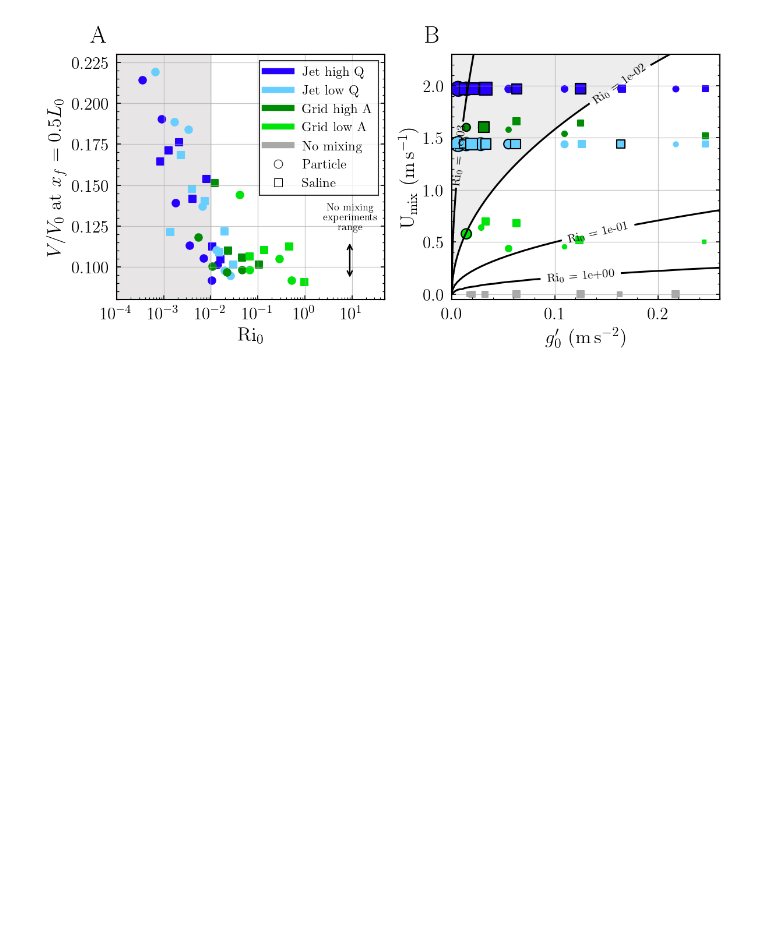
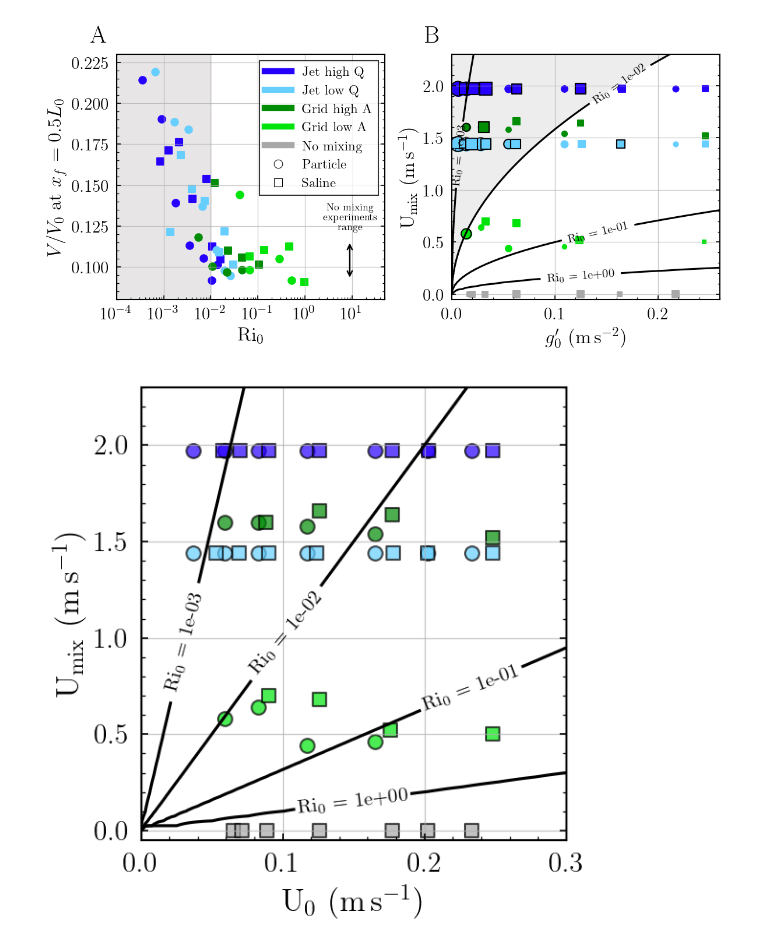
Before and after one commit to CaraBGJames/james-etal-2026-lock-release, a Jupyter notebook: paper/figure_scripts/critical_ri_entrain.ipynb, the cells around one changed output. Cells and saved outputs as stored; diff of their text form; code cells hidden in the pictures; blank space fills up the shorter version.

```diff
--- a/figure_14.ipynb
+++ b/paper/figure_scripts/critical_ri_entrain.ipynb
@@ -21,8 +21,8 @@ v0 = h0 * l0
 a_thresh = 0.06  # m/s² for example (below this velocity taken as roughly constant)
 
 # load experiment table
-metadata = pd.read_csv("data/metadata.csv")
-folder = "/Users/cara/Library/CloudStorage/OneDrive-UBC/PhD/Experiments/2025/Experiment_files/datafiles"
+metadata = pd.read_csv("../../data/metadata/metadata.csv")
+folder = "../../data/datafiles"
 # %%
 # --- Constants ---
 H = 0.25  # characteristic current depth (m)
@@ -57,7 +57,7 @@ ax[1].set(
 nm_areas = []  # collect no-mixing (saline, mixing=none) area ratios
 
 for _, row in metadata.iterrows():
-    data = np.load(f"{folder}/{row.file_name}.npy", allow_pickle=True).item()
+    data = np.load(f"{folder}/{row.exp_code}.npy", allow_pickle=True).item()
     areas = np.abs(data["area_m2"])
     fronts = np.abs(data["front_m"]) / l0
 
@@ -177,7 +177,7 @@ for axis, label in zip(ax, ["A", "B"]):
 
 
 plt.tight_layout()
-plt.savefig("figures/figure_14.png", bbox_inches="tight", dpi=300)
+plt.savefig("../figures/critical_ri_entrain.png", bbox_inches="tight", dpi=300)
 plt.show()
 # %% [output]
 [figure]
@@ -199,31 +199,33 @@ ax.clabel(CS, inline=True, fmt="Ri$_0$ = %.0e", manual=manual_locations)
 ax.set(
     xlabel="U$_0$ (m\\,s$^{-1}$)",
     ylabel="U$_{\\mathrm{mix}}$ (m\\,s$^{-1}$)",
     ylim=[-0.05, 2.3],
     xlim=[0, 0.3],
 )
 
 for _, row in metadata.iterrows():
-    data = np.load(f"{folder}/{row.file_name}.npy", allow_pickle=True).item()
+    data = np.load(f"{folder}/{row.exp_code}.npy", allow_pickle=True).item()
     areas = np.abs(data["area_m2"])
     fronts = np.abs(data["front_m"]) / l0
 
     # Reduced gravity and Richardson number
     g_prime = 9.81 * row.del_rho / 998.2
     ri = (g_prime * h0) / (row["U_mix"] ** 2)
 
     # Marker style: circle = particle, square = saline
     c = mixing_c_map.get(row["mixing"])
     m = "o" if row.type == "part" else "s"
 
     u_mix = row["U_mix"]
     if row.mixing == "none":
         u_mix = 0  # no active mixing for baseline experiments
 
     # Panel 1: experiments overlaid on Ri parameter space
     ax.scatter(row.u_0, u_mix, marker=m, c=c, edgecolor="k", alpha=0.7, s=50)
 
 
 plt.tight_layout()
 # plt.savefig("figures/figure_7_Ri.png", bbox_inches="tight", dpi=300)
 plt.show()
+# %% [output]
+[figure, added]
```
Also changed, not shown: parts of 1 cell of this notebook, 33 other files.
